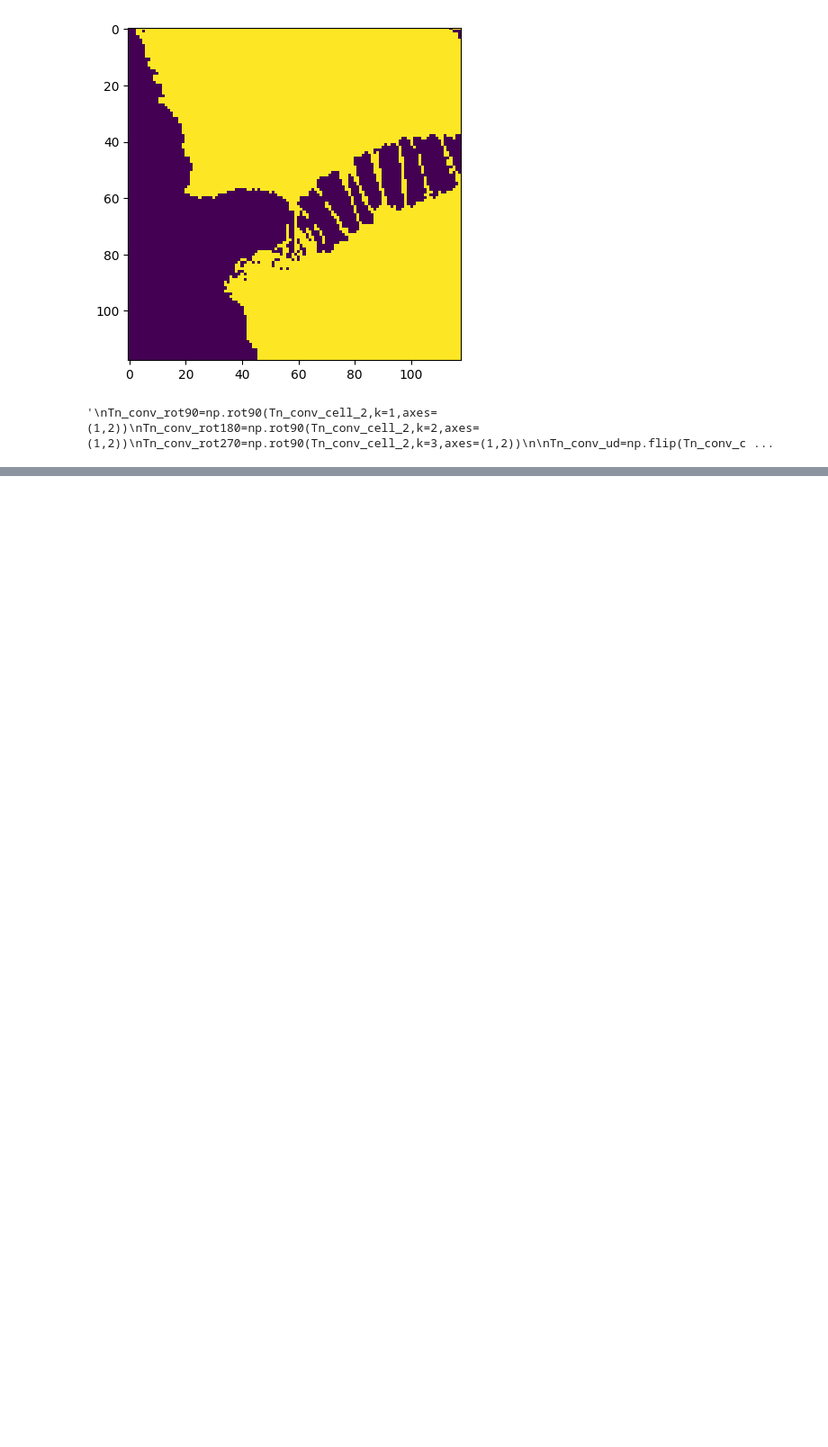
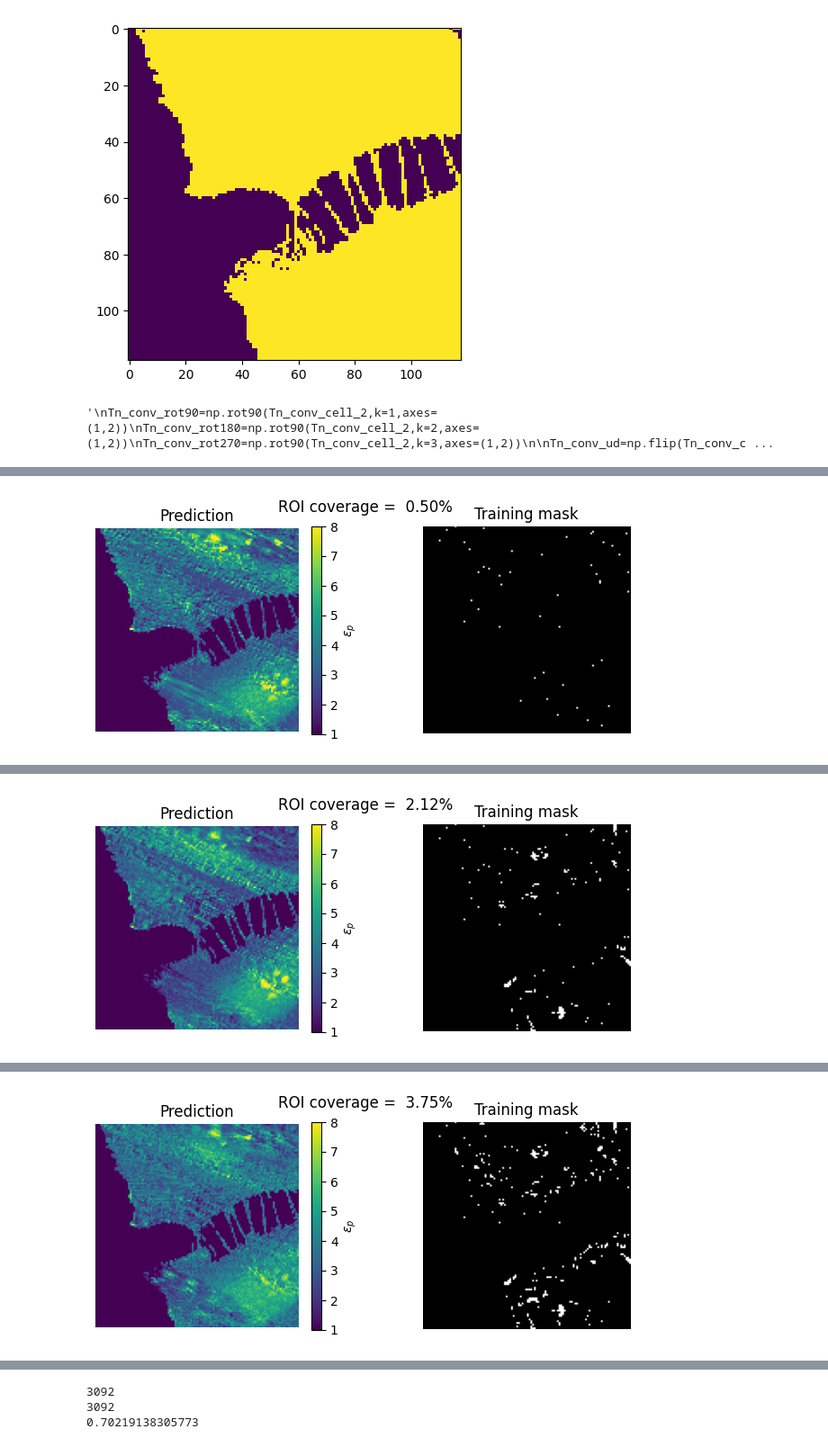
Before and after one commit to mcanoibec/fast_smart_scanning, a Jupyter notebook: work_directory/other_examples/script optimizado de verdad ultimo plssss.ipynb, the cells around one changed output, grey strips where cells are left out. Shown at 90% size. Cells and saved outputs as stored; diff of their text form; code cells hidden in the pictures; blank space fills up the shorter version.

```diff
--- a/work_directory/other_examples/script optimizado de verdad ultimo plssss.ipynb
+++ b/work_directory/other_examples/script optimizado de verdad ultimo plssss.ipynb
@@ -557,7 +589,7 @@ def img_export(filename, folder, matrix, vector):
     with open (rf'{folder}\{filename}.txt', 'w') as fp:
         fp.write(full_export)
 
-    np.savetxt(rf'd:\NN_Ep\{folder}\{filename}_vec.csv',vector)
+    np.savetxt(rf'{folder}\{filename}_vec.csv',vector)
 # %%
 from copy import deepcopy
 
@@ -747,3 +784,40 @@ def histogram_export(input, filename, folder, start=0, stop=8, step=0.1):
     hist, bins= np.histogram(input, np.arange(start,stop,step))
     hist=np.column_stack((hist, bins[1:]))
     np.savetxt(rf'{folder}\{filename}_hist.csv', hist, delimiter=',')
+# %%
+folder=rf'D:\FAST\fast_smart_scanning\pres_240510'
+
+
+for ix in np.array(np.linspace(0, len(train_ratios_all)-1, 4)).astype(int):
+    smart_mask=pd.DataFrame(train_masks_all[ix].reshape(nu_dim**2))
+    smart_mask=smart_mask.index[smart_mask[0]>0].tolist()
+
+    XNUn_smart=XNUn.iloc[smart_mask,:]
+    Tn_conv_smart=Tn_conv[smart_mask,:]
+    ynu_smart=pd.DataFrame(small_nu[smart_mask])
+
+    reg_smart, histo=nn_for_ep(XNUn_smart,Tn_conv_smart,ynu_smart,XNU_test,Tn_conv_test,ynu_test, verb=0)
+    res_smart=reg_smart.predict([XNUn_cell, Tn_conv_cell])
+    #VISUALIZACIÓN DE DATOS CALCULADOS
+    smart_recon_vec=np.zeros(nu_dim**2)+1
+    for i in np.arange(len(cell_index)):
+        smart_recon_vec[cell_index[i]]=res_smart[i,0]
+    smart_recon_img=smart_recon_vec.reshape(nu_dim,nu_dim)
+
+    filename=rf'{name}_{int(train_ratios_all[ix] * 10000)}_pct_smart_drive'
+    img_export(filename, folder, smart_recon_img, smart_recon_vec[mask_ep_indexes])
+    histogram_export(smart_recon_vec[mask_ep_indexes], filename, folder)
+
+    plt.figure(figsize=[8, 3])
+    plt.subplot(1,2,1)
+    plt.imshow(smart_recon_img, vmin=1, vmax=8)
+    plt.title('Prediction')
+    plt.axis('off')
+    plt.colorbar(label="$ε_p$")
+    plt.subplot(1,2,2)
+    plt.imshow(train_masks_all[ix], cmap="gray")
+    plt.axis('off')
+    plt.title('Training mask')
+    plt.suptitle(f'ROI coverage = {(train_ratios_all[ix] * 100): 3.2f}%')
+    plt.show()
+# %% [output]
@@ -749,0 +825 @@ def histogram_export(input, filename, folder, start=0, stop=8, step=0.1):
+[figure, added]
@@ -749,0 +827 @@ def histogram_export(input, filename, folder, start=0, stop=8, step=0.1):
+[figure, added]
@@ -749,0 +829 @@ def histogram_export(input, filename, folder, start=0, stop=8, step=0.1):
+[figure, added]
@@ -769,0 +840,12 @@ if export_ref:
+# %%
+true=np.loadtxt(rf'D:\FAST\fast_smart_scanning\pres_240426\efvm_504_pct_smart_drive_vec.csv')
+pred=np.loadtxt(rf'D:\FAST\fast_smart_scanning\pres_240426\efvm_sim_vec.csv')
+
+print(len(true))
+print(len(pred))
+
+print(r2_score(true,pred))
+# %% [output]
+3092
+3092
+0.70219138305773
```
Also changed, not shown: parts of 14 cells of this notebook, 9 other files.
